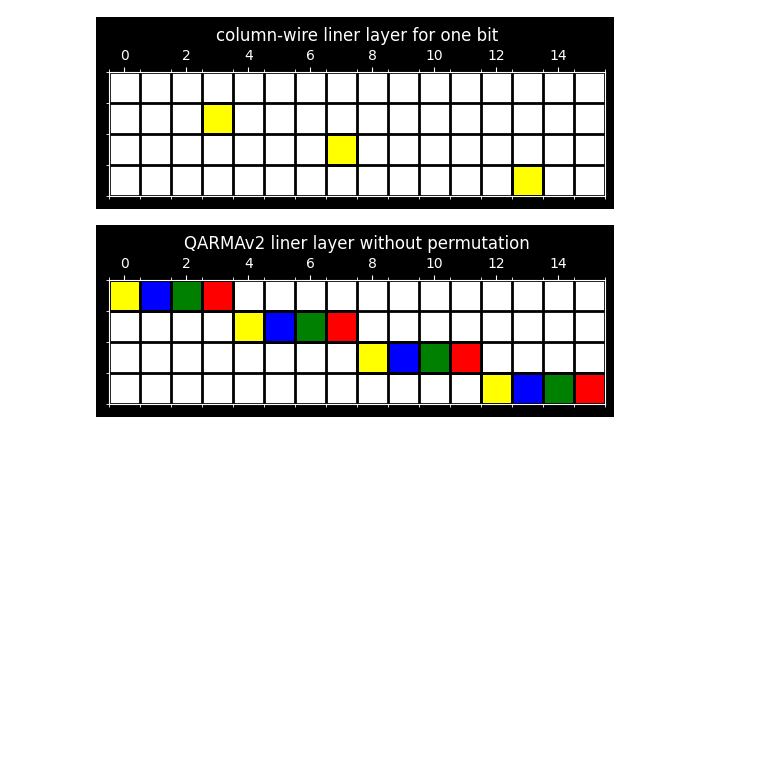
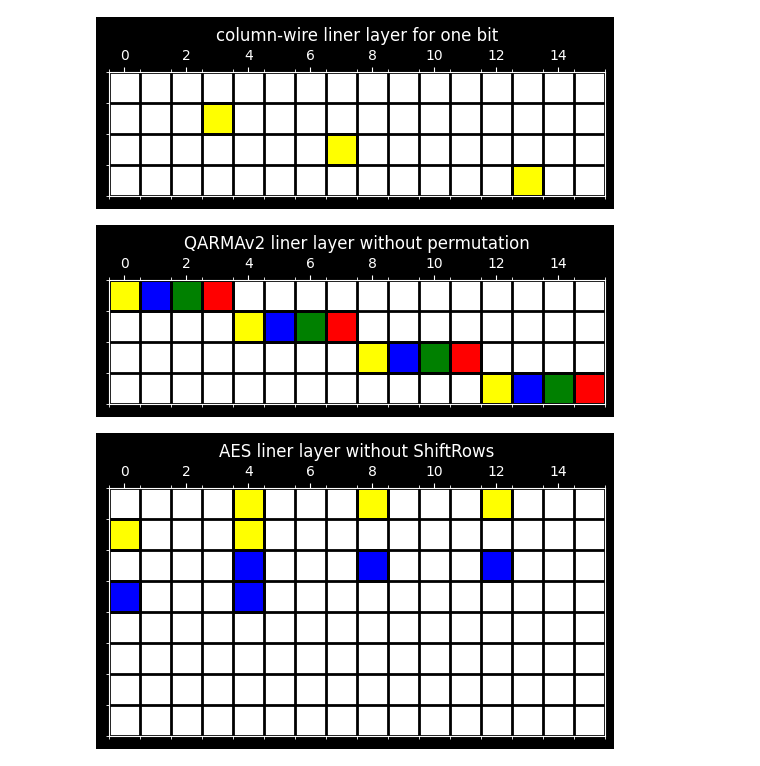
Before and after one commit to jiahaoxiang2000/misc, a Jupyter notebook: bitslicing.ipynb, the cells around one changed output. Cells and saved outputs as stored; diff of their text form; code cells hidden in the pictures; blank space fills up the shorter version.

```diff
--- a/bitslicing.ipynb
+++ b/bitslicing.ipynb
@@ -97,15 +97,21 @@ plot_highlighted_grid(
 # %%
 highlighted_squares = [
     ([(0, 0), (1, 4), (2, 8), (3, 12)], "yellow"),
     ([(0, 1), (1, 5), (2, 9), (3, 13)], "blue"),
     ([(0, 2), (1, 6), (2, 10), (3, 14)], "green"),
     ([(0, 3), (1, 7), (2, 11), (3, 15)], "red"),
 ]
 plot_highlighted_grid(
     rows, cols, highlighted_squares, "QARMAv2 liner layer without permutation"
 )
+highlighted_squares = [
+    ([(1, 0), (1, 4), (0, 4), (0, 8), (0, 12)], "yellow"),
+    ([(3, 0), (3, 4), (2, 4), (2, 8), (2, 12)], "blue"),
+]
+plot_highlighted_grid(8, 16, highlighted_squares, "AES liner layer without ShiftRows")
 # %% [output]
 [figure]
+[figure, added]
 # %%
 # Define the permutation
 permutation = [0, 11, 6, 13, 10, 1, 12, 7, 5, 14, 3, 8, 15, 4, 9, 2]
```
Also changed, not shown: parts of 1 cell of this notebook.
